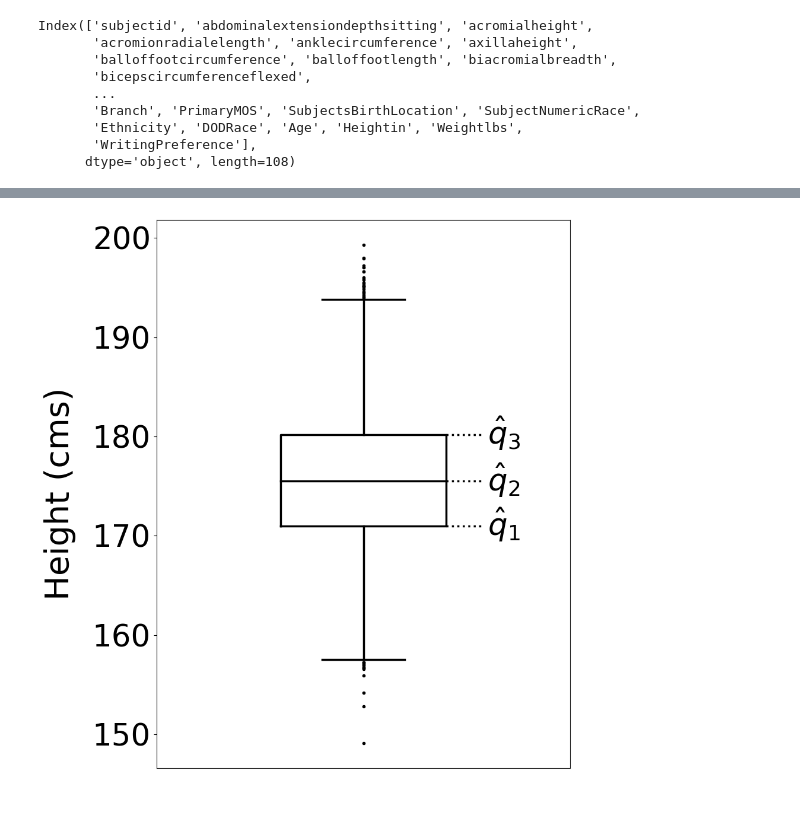
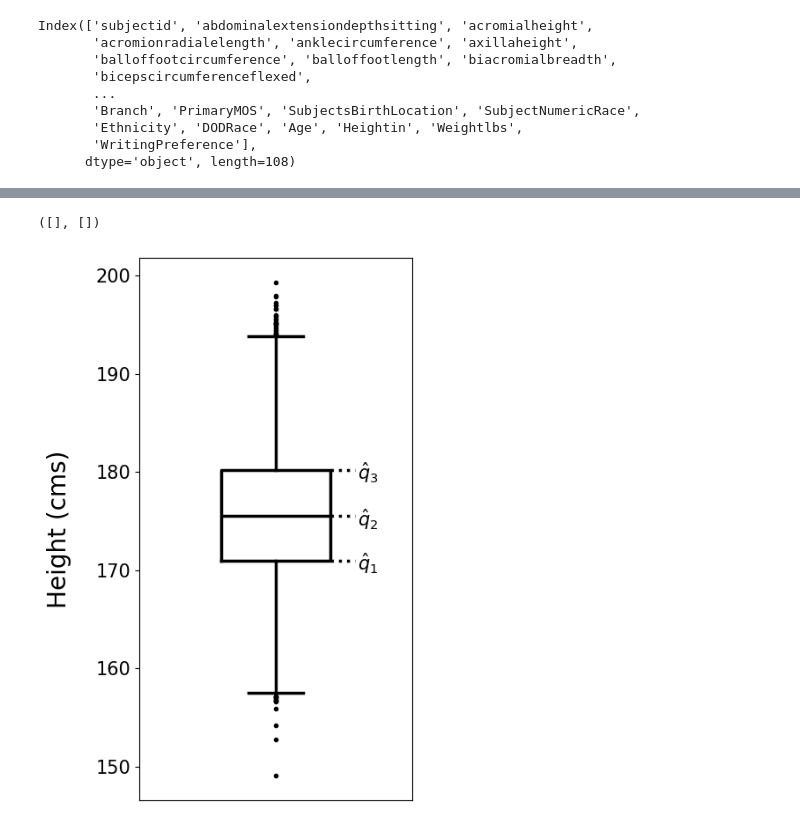
Before and after one commit to cfgranda/ps4ds, a Jupyter notebook: continuous_variables/height_US_army.ipynb, the cells around one changed output, grey strips where cells are left out. Drawn from its saved outputs; the diff is of its cells as text; code cells hidden in the pictures.

```diff
--- a/continuous_variables/height_US_army.ipynb
+++ b/continuous_variables/height_US_army.ipynb
@@ -1,12 +11,11 @@
 # %%
-# Data source: http://mreed.umtri.umich.edu/mreed/downloads.html
 import pandas as pd
 import numpy as np
 import matplotlib.pyplot as plt
 import seaborn as sns
 from scipy.stats import norm
 
-data = pd.read_csv ("./data/ANSUR II MALE Public.csv", encoding='latin-1')
+data = pd.read_csv ("../data/ANSUR II MALE Public.csv", encoding='latin-1')
 print(data.columns)
 # %% [output]
 Index(['subjectid', 'abdominalextensiondepthsitting', 'acromialheight',
@@ -36,15 +45,15 @@ print("Median: " + str(median))
 print("First quartile: " + str(first_quartile))
 print("Third quartile: " + str(third_quartile))
 
-font_size = 25
-font_size_legend = 22
-font_size_ticks = 22
+font_size = 20
+font_size_legend = 15
+font_size_ticks = 15
 
 x_min = sorted_stature[0]
 x_max = sorted_stature[-1]
 y_min = -0.05
 y_max = 1.05
-plt.figure(figsize=(12,6))
+plt.figure(figsize=(8,4))
 plt.xticks(fontsize=font_size_ticks)
 plt.yticks(fontsize=font_size_ticks)
 plt.step(sorted_stature,cdf,linewidth=2,color="black")
@@ -61,7 +70,6 @@ plt.ylabel(r'Empirical cdf $F_{X}(a)$',fontsize=font_size)
 plt.xticks([150,160,first_quartile,median,third_quartile,190,200],
            labels=["150","160","$\hat{q}_1$","$\hat{q}_2$","$\hat{q}_3$","190","200"])
 plt.yticks([0,0.25,0.5,0.75,1])
-plt.savefig('plots/empirical_cdf_stature.pdf',bbox_inches="tight")
 # %% [output]
 Number of data: 4082
 Median: 175.5
@@ -71,22 +89,20 @@ Third quartile: 180.2
 # %%
-extra_fontsize = 15
-plt.figure(figsize=(9,12))
-plt.xticks(fontsize=font_size_ticks+extra_fontsize)
-plt.yticks(fontsize=font_size_ticks+extra_fontsize)
-# ax = sns.boxplot( data=(stature,stature_men))
+plt.figure(figsize=(4,8))
+plt.xticks(fontsize=font_size_ticks)
+plt.yticks(fontsize=font_size_ticks)
 dots = dict(markerfacecolor='black', marker='.')
 median_props = dict(color='black', lw=2.5)
-plt.ylabel('Height (cms)',fontsize=font_size+extra_fontsize,labelpad=20)
+plt.ylabel('Height (cms)',fontsize=font_size,labelpad=20)
 ax = plt.boxplot( stature,flierprops=dots,medianprops=median_props,whiskerprops=median_props,
                  capprops=median_props,boxprops=median_props,widths=0.4)
 plt.hlines(first_quartile,1.2,1.29,linewidth=2.5,ls='dotted',color="black")
 plt.hlines(median,1.2,1.29,linewidth=2.5,ls='dotted',color="black")
 plt.hlines(third_quartile,1.2,1.29,linewidth=2.5,ls='dotted',color="black")
-plt.text(1.3,first_quartile-1,r'$\hat{q}_1$',fontsize=font_size_ticks+extra_fontsize)
-plt.text(1.3,median-1,r'$\hat{q}_2$',fontsize=font_size_ticks+extra_fontsize)
-plt.text(1.3,third_quartile-1,r'$\hat{q}_3$',fontsize=font_size_ticks+extra_fontsize)
+plt.text(1.3,first_quartile-1,r'$\hat{q}_1$',fontsize=font_size_ticks)
+plt.text(1.3,median-1,r'$\hat{q}_2$',fontsize=font_size_ticks)
+plt.text(1.3,third_quartile-1,r'$\hat{q}_3$',fontsize=font_size_ticks)
 plt.xticks([])
-plt.savefig('plots/boxplot_stature.pdf',bbox_inches="tight")
 # %% [output]
+([], [])
-[figure, old version]
+[figure, new version]
 # %%
```
Also changed, not shown: parts of 5 cells of this notebook, 4 other files.
